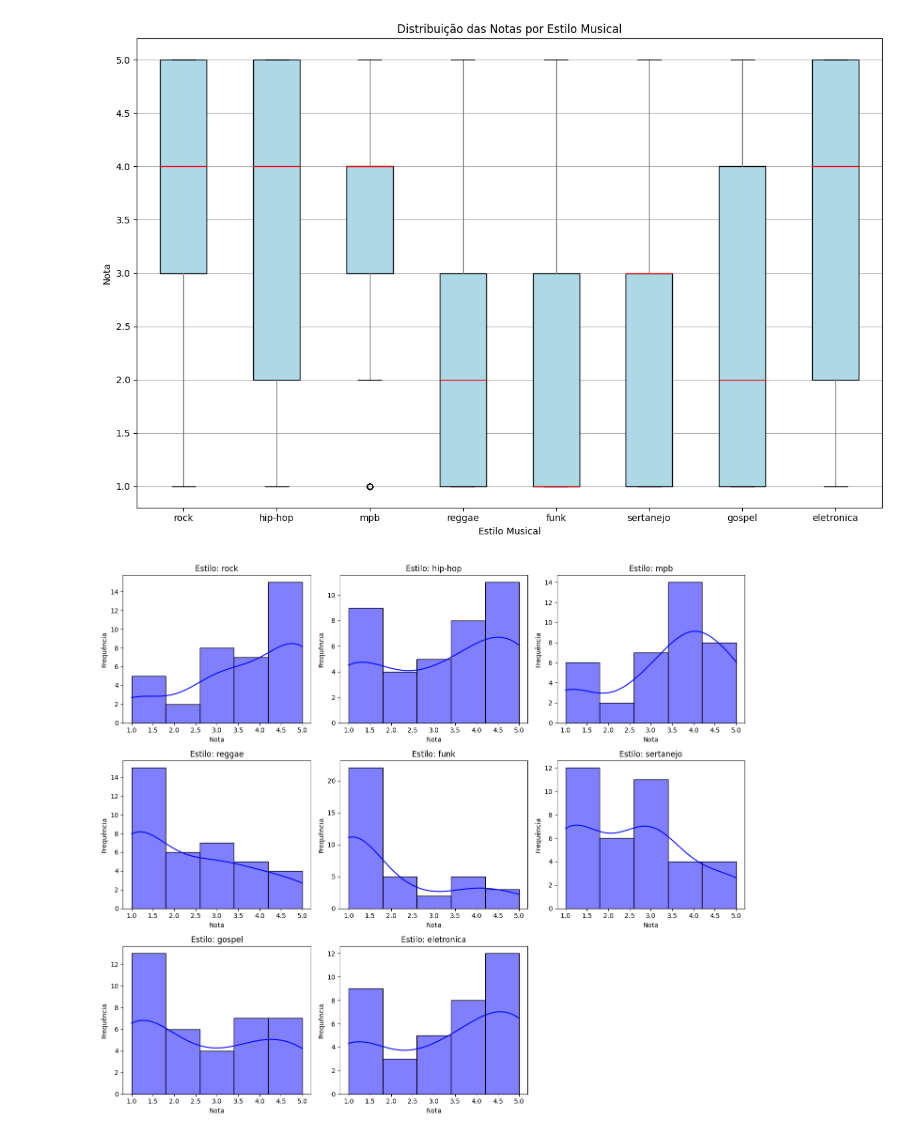
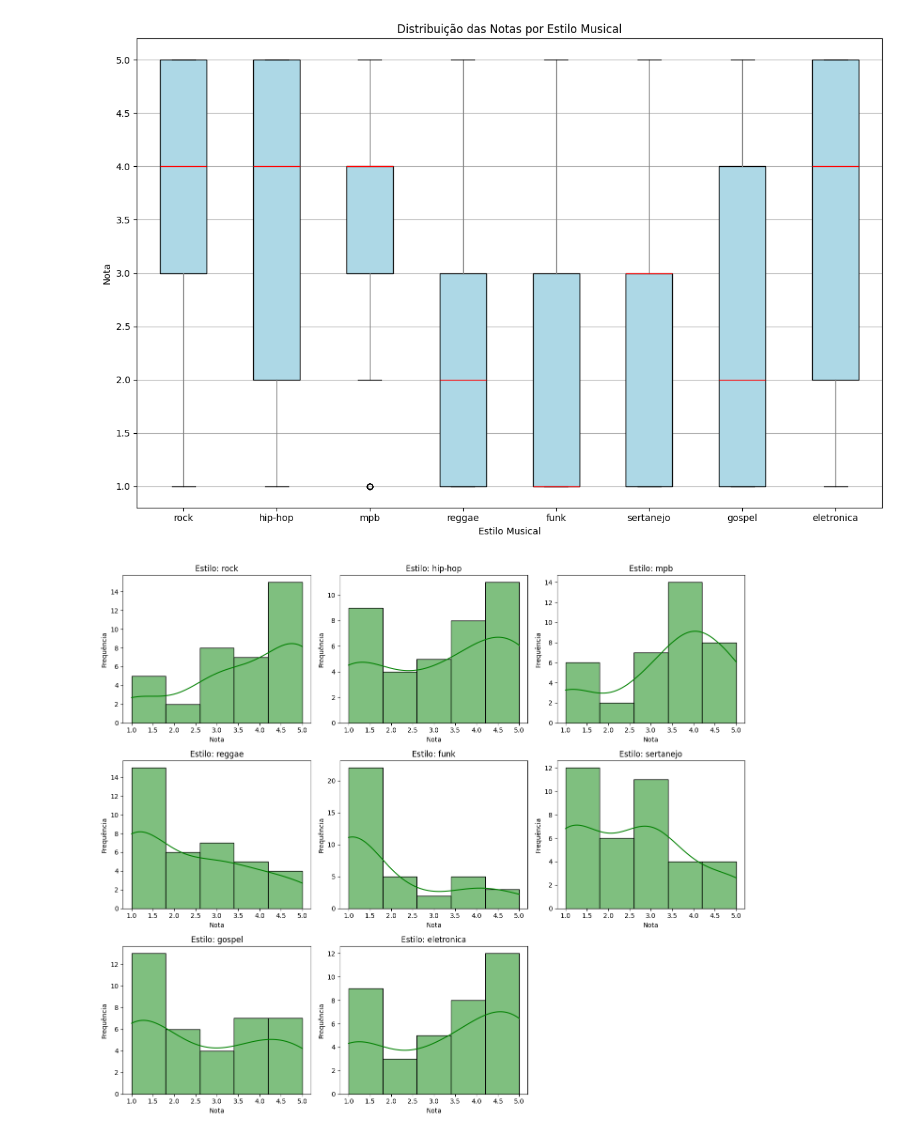
Before and after one commit to WandersonABR/semanaeda, a Jupyter notebook: pesquisamusicalt.ipynb, the cells around one changed output. Cells and saved outputs as stored; diff of their text form; code cells hidden in the pictures.

```diff
--- a/pesquisamusicalt.ipynb
+++ b/pesquisamusicalt.ipynb
@@ -109,15 +118,15 @@ plt.show()
 # %%
 # Cria um histograma para cada estilo musical
 plt.figure(figsize=(14, 12))
 
 for i, column in enumerate(df_musica.columns, 1):
     plt.subplot(3, 3, i)  # Ajusta o layout para vários subgráficos
-    sns.histplot(df_musica[column], bins=5, kde=True, color='blue')
+    sns.histplot(df_musica[column], bins=5, kde=True, color='green')
     plt.title(f'Estilo: {column}')
     plt.xlabel('Nota')
     plt.ylabel('Frequência')
 
 plt.tight_layout()
 plt.show()
 # %% [output]
-[figure, old version]
+[figure, new version]
```
Also changed, not shown: parts of 2 cells of this notebook, 4 other files.
